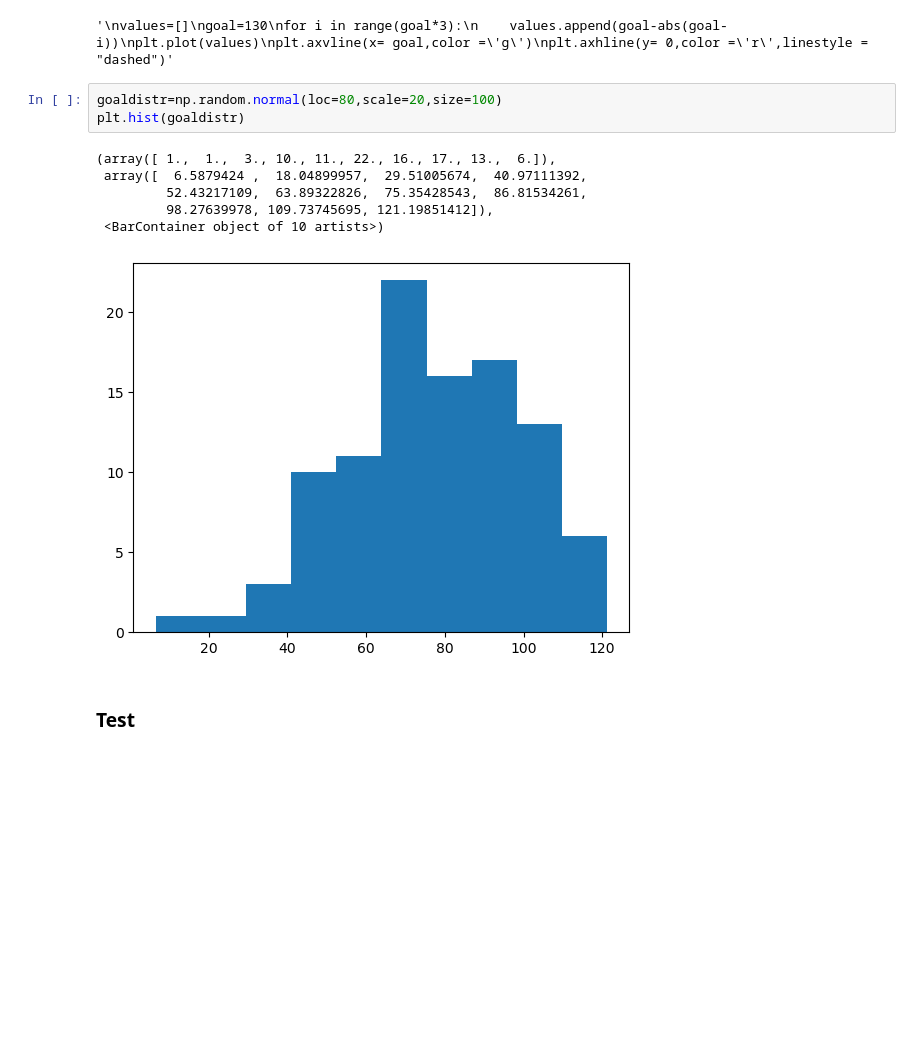
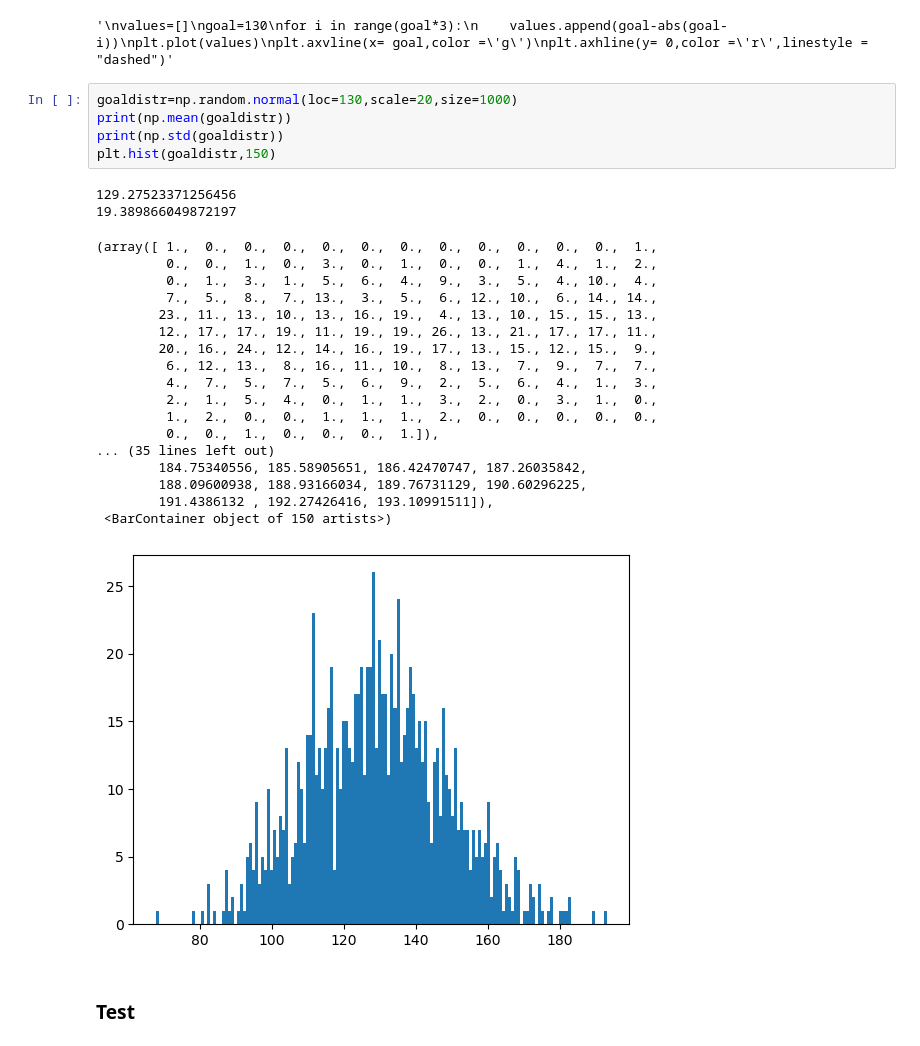
Before and after one commit to mvdbremt/Performance-Specific-Reinforcement-learning, a Jupyter notebook: KLAgent.ipynb, the cells around one changed output. Cells and saved outputs as stored; diff of their text form; blank space fills up the shorter version.

```diff
--- a/KLAgent.ipynb
+++ b/KLAgent.ipynb
@@ -111,15 +111,31 @@ plt.axhline(y= 0,color ='r',linestyle = "dashed")"""
 # %% [output]
 '\nvalues=[]\ngoal=130\nfor i in range(goal*3):\n    values.append(goal-abs(goal-i))\nplt.plot(values)\nplt.axvline(x= goal,color =\'g\')\nplt.axhline(y= 0,color =\'r\',linestyle = "dashed")'
 # %%
-goaldistr=np.random.normal(loc=80,scale=20,size=100)
-plt.hist(goaldistr)
+goaldistr=np.random.normal(loc=130,scale=20,size=1000)
+print(np.mean(goaldistr))
+print(np.std(goaldistr))
+plt.hist(goaldistr,150)
 # %% [output]
-(array([ 1.,  1.,  3., 10., 11., 22., 16., 17., 13.,  6.]),
- array([  6.5879424 ,  18.04899957,  29.51005674,  40.97111392,
-         52.43217109,  63.89322826,  75.35428543,  86.81534261,
-         98.27639978, 109.73745695, 121.19851412]),
- <BarContainer object of 10 artists>)
+129.27523371256456
+19.389866049872197
+(array([ 1.,  0.,  0.,  0.,  0.,  0.,  0.,  0.,  0.,  0.,  0.,  0.,  1.,
+         0.,  0.,  1.,  0.,  3.,  0.,  1.,  0.,  0.,  1.,  4.,  1.,  2.,
+         0.,  1.,  3.,  1.,  5.,  6.,  4.,  9.,  3.,  5.,  4., 10.,  4.,
+         7.,  5.,  8.,  7., 13.,  3.,  5.,  6., 12., 10.,  6., 14., 14.,
+        23., 11., 13., 10., 13., 16., 19.,  4., 13., 10., 15., 15., 13.,
+        12., 17., 17., 19., 11., 19., 19., 26., 13., 21., 17., 17., 11.,
+        20., 16., 24., 12., 14., 16., 19., 17., 13., 15., 12., 15.,  9.,
+         6., 12., 13.,  8., 16., 11., 10.,  8., 13.,  7.,  9.,  7.,  7.,
+         4.,  7.,  5.,  7.,  5.,  6.,  9.,  2.,  5.,  6.,  4.,  1.,  3.,
+         2.,  1.,  5.,  4.,  0.,  1.,  1.,  3.,  2.,  0.,  3.,  1.,  0.,
+         1.,  2.,  0.,  0.,  1.,  1.,  1.,  2.,  0.,  0.,  0.,  0.,  0.,
+         0.,  0.,  1.,  0.,  0.,  0.,  1.]),
+... (35 lines left out)
+        184.75340556, 185.58905651, 186.42470747, 187.26035842,
+        188.09600938, 188.93166034, 189.76731129, 190.60296225,
+        191.4386132 , 192.27426416, 193.10991511]),
+ <BarContainer object of 150 artists>)
-[figure, old version]
+[figure, new version]
 # %% [markdown]
 ### Test
 # %%
```
Also changed, not shown: parts of 7 cells of this notebook, 5 other files.
